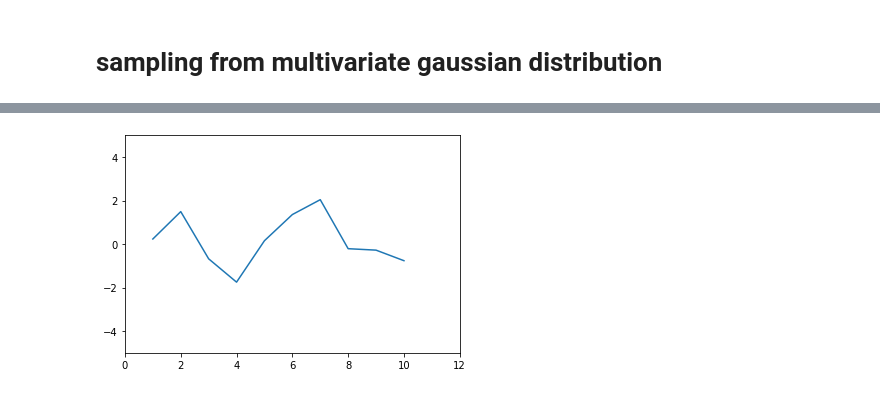
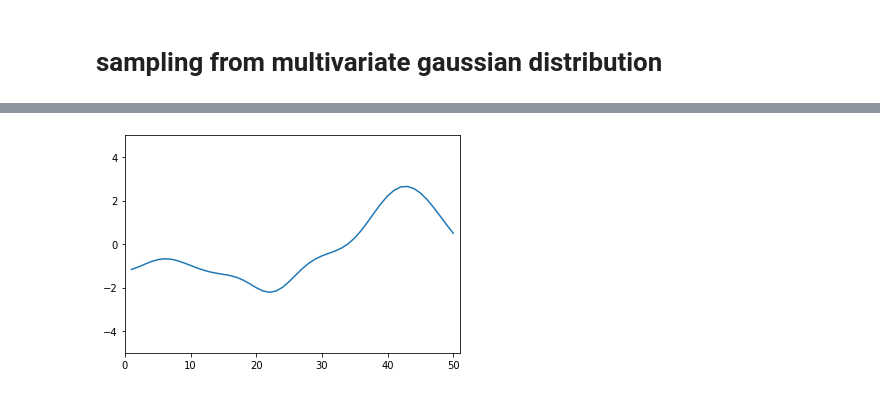
Before and after one commit to smrutijz/exploration, a Jupyter notebook: bayesian/gaussian sampling.ipynb, the cells around one changed output, grey strips where cells are left out. Cells and saved outputs as stored; diff of their text form; code cells hidden in the pictures.

```diff
--- a/bayesian/gaussian sampling.ipynb
+++ b/bayesian/gaussian sampling.ipynb
@@ -99,6 +106,16 @@ plot_bivargauss(mean1, cov1)
 # %% [markdown]
 # sampling from multivariate gaussian distribution
-# %%
-mean = np.zeros(10)
-cov = make_spd_matrix(n_dim=10, random_state=None)
-multigauss = stats.multivariate_normal(mean, cov)
+# %%
+def squared_exponential_kernel(a, b, sigma=1, l=1):
+    sqdist = np.sum(a**2, 1).reshape(-1,1) + np.sum(b**2, 1) - 2*np.dot(a,b.T)
+    cov = sigma**2 * np.exp(-0.5 * sqdist / l**2)
+    return cov
+# %%
+N = 50
+mean = np.zeros(N)
+#cov = make_spd_matrix(n_dim=N, random_state=None)
+x = np.linspace(-5,5,N).reshape(-1,1)
+cov = squared_exponential_kernel(x,x)+1E-6*np.eye(N)
+multigauss = stats.multivariate_normal(mean, cov)
+sns.heatmap(cov, vmax=.3, square=True,  cmap="RdBu")
+plt.show()
@@ -105,7 +124,7 @@ multigauss = stats.multivariate_normal(mean, cov)
 # %%
-rv = np.append(np.arange(1,11).reshape(-1,1), multigauss.rvs(1).reshape(-1,1), axis=1)
+rv = np.append(np.arange(1,N+1).reshape(-1,1), multigauss.rvs(1).reshape(-1,1), axis=1)
 plt.plot(rv[:,0], rv[:,1])
-plt.axis(xmin=0,xmax=12, ymin=-5, ymax=5)
+plt.axis(xmin=0,xmax=N+1, ymin=-5, ymax=5)
 plt.show();
 # %% [output]
-[figure, old version]
+[figure, new version]
```
Also changed, not shown: parts of 18 cells of this notebook, 1 other file.
